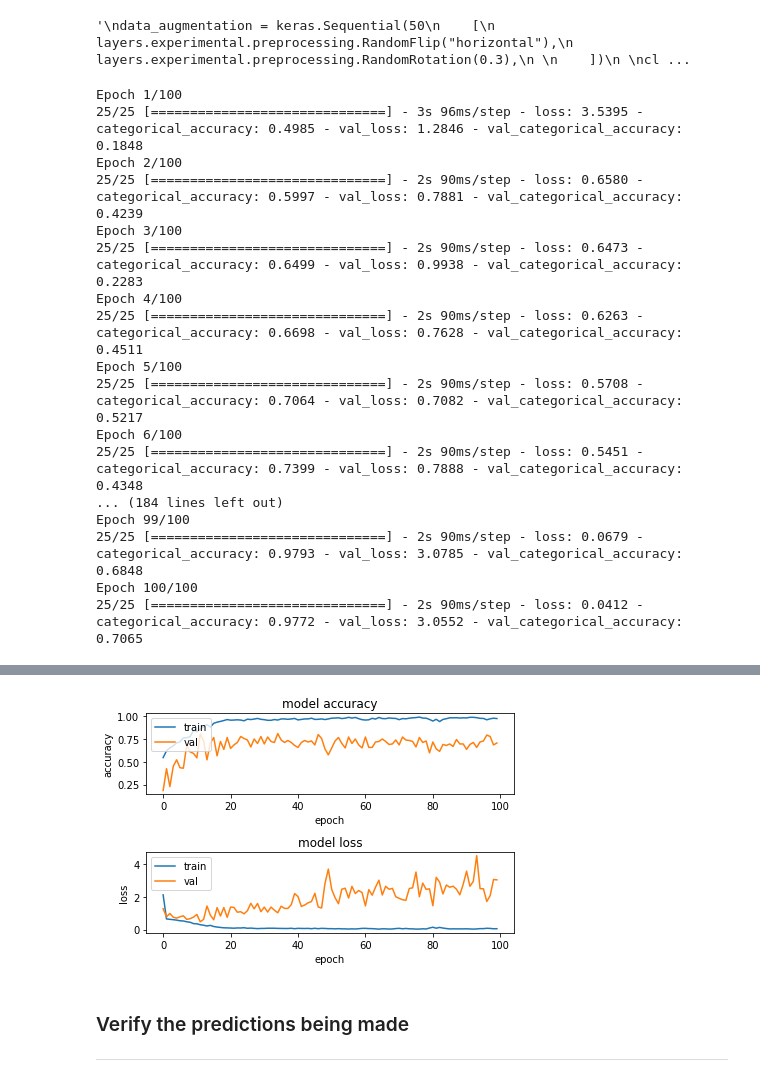
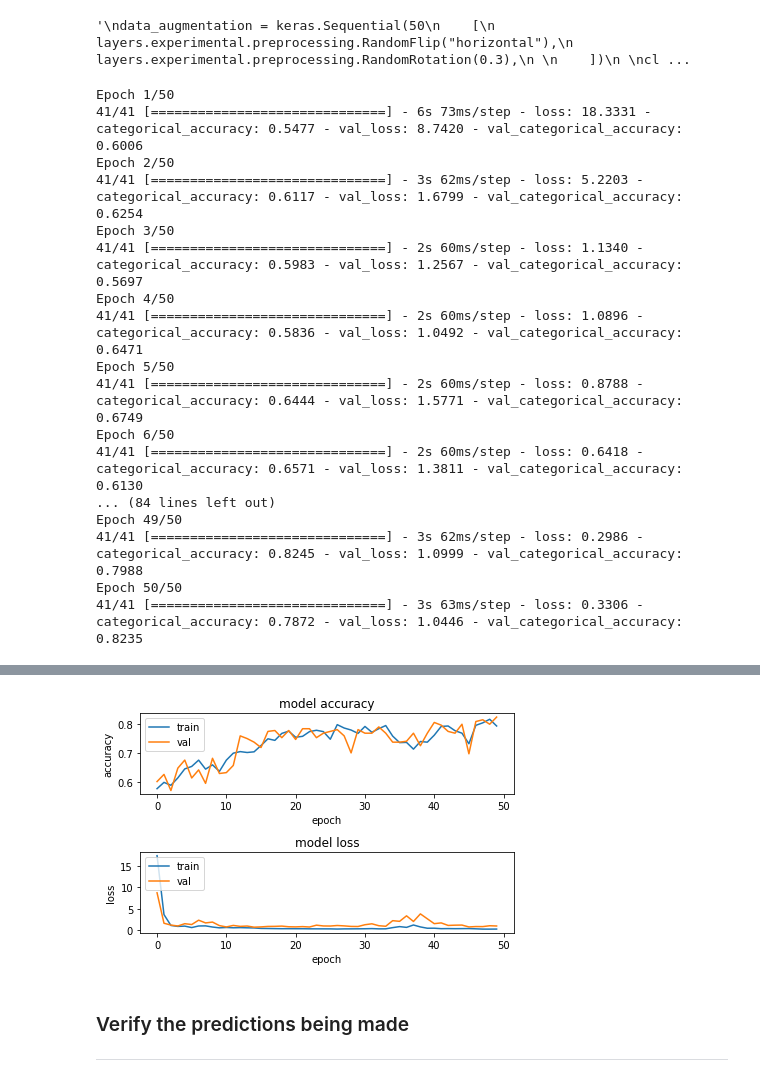
Before and after one commit to CSCI4850/s21-team1-project, a Jupyter notebook: networks/cnn-matt-1.ipynb, the cells around one changed output, grey strips where cells are left out. Saved outputs shown, nothing was run; the diff lists cells and outputs as text; code cells hidden in the pictures.

```diff
--- a/networks/cnn-matt-1.ipynb
+++ b/networks/cnn-matt-1.ipynb
@@ -12,6 +19,12 @@ from tensorflow.keras import layers
 # %%
-Y =  np.load("/content/drive/MyDrive/shared/nets/leabra/y_15.npy")
-X = np.load("/content/drive/MyDrive/shared/nets/leabra/x_15.npy")
+Y =  np.load("../leabra/y_16_100.npy")
+X = np.load("../leabra/x_16_100.npy")
+
+rng_state = np.random.get_state()
+np.random.shuffle(X)
+np.random.set_state(rng_state)
+np.random.shuffle(Y)
+
 input_shape = X[0].shape
 output_shape = Y.shape[1]
 
@@ -145,8 +213,8 @@ keras.utils.plot_model(model,to_file='cnn-matt.png',
 # %% [output]
 '\ndata_augmentation = keras.Sequential(50\n    [\n        layers.experimental.preprocessing.RandomFlip("horizontal"),\n        layers.experimental.preprocessing.RandomRotation(0.3),\n \n    ])\n \ncl ...
 # %%
-batch_size = 30
-epochs = 100
+batch_size = 32
+epochs = 50
 history = model.fit(X,Y,
  batch_size=batch_size,
  epochs=epochs,
@@ -155,23 +223,23 @@ history = model.fit(X,Y,
  #validation_data=test
  )
 # %% [output]
-Epoch 1/100
-25/25 [==============================] - 3s 96ms/step - loss: 3.5395 - categorical_accuracy: 0.4985 - val_loss: 1.2846 - val_categorical_accuracy: 0.1848
-Epoch 2/100
-25/25 [==============================] - 2s 90ms/step - loss: 0.6580 - categorical_accuracy: 0.5997 - val_loss: 0.7881 - val_categorical_accuracy: 0.4239
-Epoch 3/100
-25/25 [==============================] - 2s 90ms/step - loss: 0.6473 - categorical_accuracy: 0.6499 - val_loss: 0.9938 - val_categorical_accuracy: 0.2283
-Epoch 4/100
-25/25 [==============================] - 2s 90ms/step - loss: 0.6263 - categorical_accuracy: 0.6698 - val_loss: 0.7628 - val_categorical_accuracy: 0.4511
-Epoch 5/100
-25/25 [==============================] - 2s 90ms/step - loss: 0.5708 - categorical_accuracy: 0.7064 - val_loss: 0.7082 - val_categorical_accuracy: 0.5217
-Epoch 6/100
-25/25 [==============================] - 2s 90ms/step - loss: 0.5451 - categorical_accuracy: 0.7399 - val_loss: 0.7888 - val_categorical_accuracy: 0.4348
-... (184 lines left out)
-Epoch 99/100
-25/25 [==============================] - 2s 90ms/step - loss: 0.0679 - categorical_accuracy: 0.9793 - val_loss: 3.0785 - val_categorical_accuracy: 0.6848
-Epoch 100/100
-25/25 [==============================] - 2s 90ms/step - loss: 0.0412 - categorical_accuracy: 0.9772 - val_loss: 3.0552 - val_categorical_accuracy: 0.7065
+Epoch 1/50
+41/41 [==============================] - 6s 73ms/step - loss: 18.3331 - categorical_accuracy: 0.5477 - val_loss: 8.7420 - val_categorical_accuracy: 0.6006
+Epoch 2/50
+41/41 [==============================] - 3s 62ms/step - loss: 5.2203 - categorical_accuracy: 0.6117 - val_loss: 1.6799 - val_categorical_accuracy: 0.6254
+Epoch 3/50
+41/41 [==============================] - 2s 60ms/step - loss: 1.1340 - categorical_accuracy: 0.5983 - val_loss: 1.2567 - val_categorical_accuracy: 0.5697
+Epoch 4/50
+41/41 [==============================] - 2s 60ms/step - loss: 1.0896 - categorical_accuracy: 0.5836 - val_loss: 1.0492 - val_categorical_accuracy: 0.6471
+Epoch 5/50
+41/41 [==============================] - 2s 60ms/step - loss: 0.8788 - categorical_accuracy: 0.6444 - val_loss: 1.5771 - val_categorical_accuracy: 0.6749
+Epoch 6/50
+41/41 [==============================] - 2s 60ms/step - loss: 0.6418 - categorical_accuracy: 0.6571 - val_loss: 1.3811 - val_categorical_accuracy: 0.6130
+... (84 lines left out)
+Epoch 49/50
+41/41 [==============================] - 3s 62ms/step - loss: 0.2986 - categorical_accuracy: 0.8245 - val_loss: 1.0999 - val_categorical_accuracy: 0.7988
+Epoch 50/50
+41/41 [==============================] - 3s 63ms/step - loss: 0.3306 - categorical_accuracy: 0.7872 - val_loss: 1.0446 - val_categorical_accuracy: 0.8235
 # %%
 score = model.evaluate(X,Y, verbose = 0)
 print("Test loss:", score[0])
@@ -190,7 +258,7 @@ plt.legend(['train', 'val'], loc='upper left')
 
 # summarize history for loss
 plt.subplot(212)
-plt.plot(history.history['loss'])
+plt.plot(history.history['loss'])print(squat_preds[])
 plt.plot(history.history['val_loss'])
 plt.title('model loss')
 plt.ylabel('loss')
@@ -204,4 +272,4 @@ Test accuracy: 0.9412404894828796
-[figure, old version]
+[figure, new version]
 # %% [markdown]
 ### Verify the predictions being made
 ---
```
Also changed, not shown: parts of 7 cells of this notebook.
